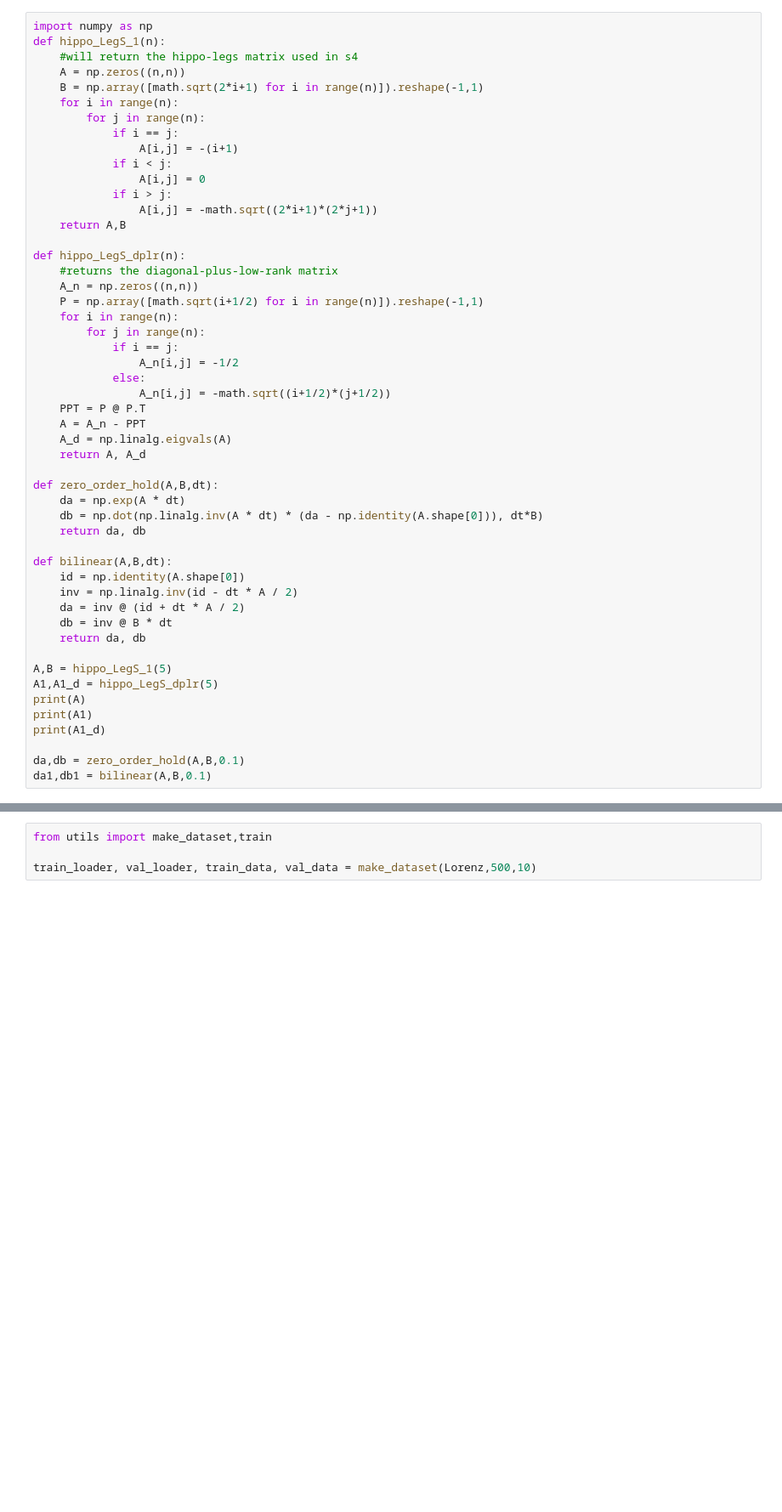
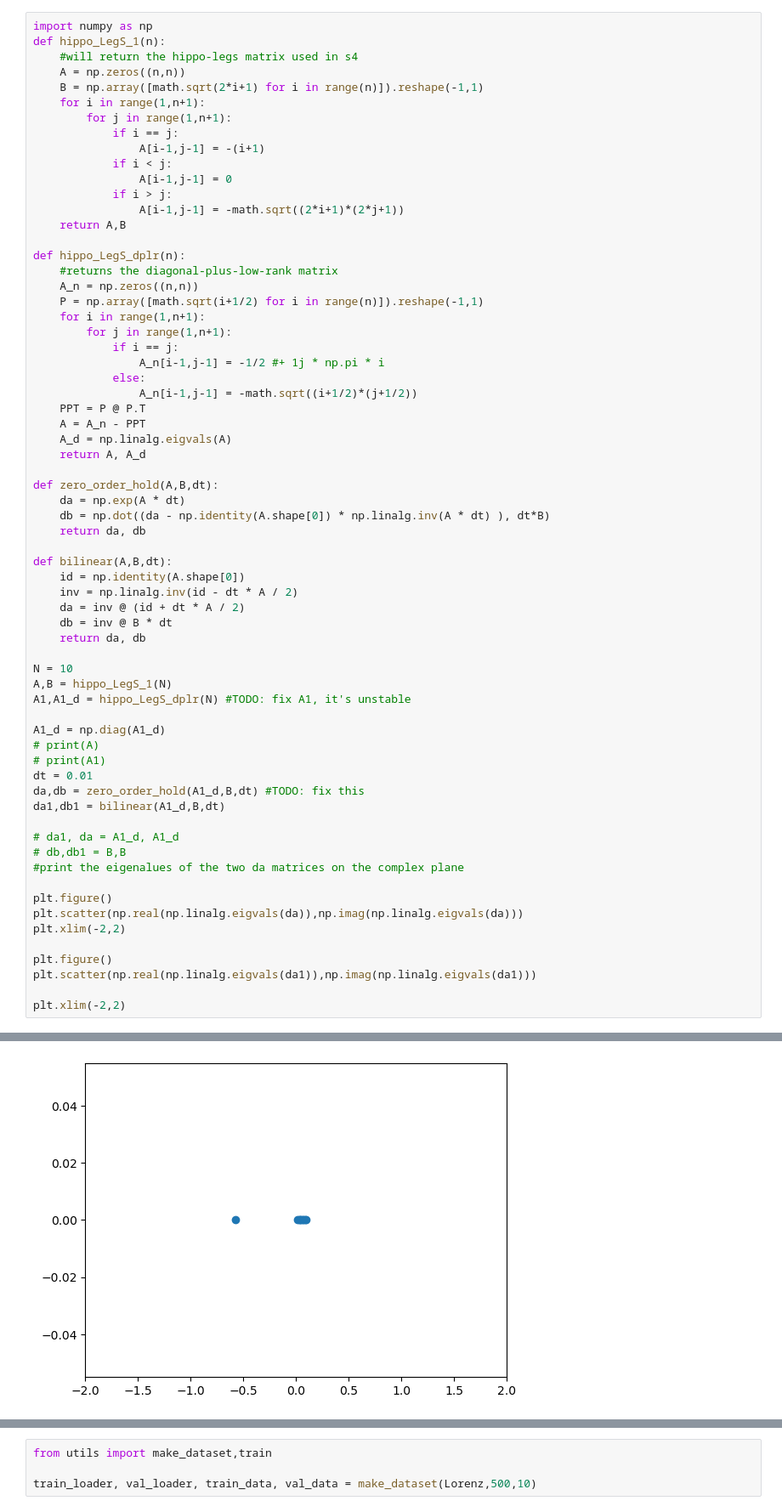
Before and after one commit to mitchellostrow/nn_delay_embeddings, a Jupyter notebook: notebooks/4-11-24 s4_from_scratch.ipynb, the cells around one changed output, grey strips where cells are left out. Shown at 85% size. Drawn from its saved outputs; the diff is of its cells as text; blank space fills up the shorter version.

```diff
--- a/notebooks/4-11-24 s4_from_scratch.ipynb
+++ b/notebooks/4-11-24 s4_from_scratch.ipynb
@@ -9,26 +22,26 @@ def hippo_LegS_1(n):
     #will return the hippo-legs matrix used in s4
     A = np.zeros((n,n))
     B = np.array([math.sqrt(2*i+1) for i in range(n)]).reshape(-1,1)
-    for i in range(n):
-        for j in range(n):
+    for i in range(1,n+1):
+        for j in range(1,n+1):
             if i == j:
-                A[i,j] = -(i+1)
+                A[i-1,j-1] = -(i+1)
             if i < j:
-                A[i,j] = 0
+                A[i-1,j-1] = 0
             if i > j:
-                A[i,j] = -math.sqrt((2*i+1)*(2*j+1))
+                A[i-1,j-1] = -math.sqrt((2*i+1)*(2*j+1))
     return A,B
 
 def hippo_LegS_dplr(n):
     #returns the diagonal-plus-low-rank matrix
     A_n = np.zeros((n,n))
     P = np.array([math.sqrt(i+1/2) for i in range(n)]).reshape(-1,1)
-    for i in range(n):
-        for j in range(n):
+    for i in range(1,n+1):
+        for j in range(1,n+1):
             if i == j:
-                A_n[i,j] = -1/2
+                A_n[i-1,j-1] = -1/2 #+ 1j * np.pi * i
             else:
-                A_n[i,j] = -math.sqrt((i+1/2)*(j+1/2))
+                A_n[i-1,j-1] = -math.sqrt((i+1/2)*(j+1/2))
     PPT = P @ P.T
     A = A_n - PPT
     A_d = np.linalg.eigvals(A)
@@ -36,7 +49,7 @@ def hippo_LegS_dplr(n):
 
 def zero_order_hold(A,B,dt):
     da = np.exp(A * dt)
-    db = np.dot(np.linalg.inv(A * dt) * (da - np.identity(A.shape[0])), dt*B)
+    db = np.dot((da - np.identity(A.shape[0]) * np.linalg.inv(A * dt) ), dt*B)
     return da, db
 
 def bilinear(A,B,dt):
@@ -46,12 +59,27 @@ def bilinear(A,B,dt):
     db = inv @ B * dt
     return da, db
 
-A,B = hippo_LegS_1(5)
-A1,A1_d = hippo_LegS_dplr(5)
-print(A)
-print(A1)
-print(A1_d)
+N = 10
+A,B = hippo_LegS_1(N)
+A1,A1_d = hippo_LegS_dplr(N) #TODO: fix A1, it's unstable
 
-da,db = zero_order_hold(A,B,0.1)
-da1,db1 = bilinear(A,B,0.1)
+A1_d = np.diag(A1_d)
+# print(A)
+# print(A1)
+dt = 0.01
+da,db = zero_order_hold(A1_d,B,dt) #TODO: fix this
+da1,db1 = bilinear(A1_d,B,dt)
+
+# da1, da = A1_d, A1_d
+# db,db1 = B,B
+#print the eigenalues of the two da matrices on the complex plane
+
+plt.figure()
+plt.scatter(np.real(np.linalg.eigvals(da)),np.imag(np.linalg.eigvals(da)))
+plt.xlim(-2,2)
+
+plt.figure()
+plt.scatter(np.real(np.linalg.eigvals(da1)),np.imag(np.linalg.eigvals(da1)))
+
+plt.xlim(-2,2)
 # %% [output]
@@ -68,0 +87 @@ da1,db1 = bilinear(A,B,0.1)
+[figure, added]
```
Also changed, not shown: parts of 9 cells of this notebook, 14 other files.
